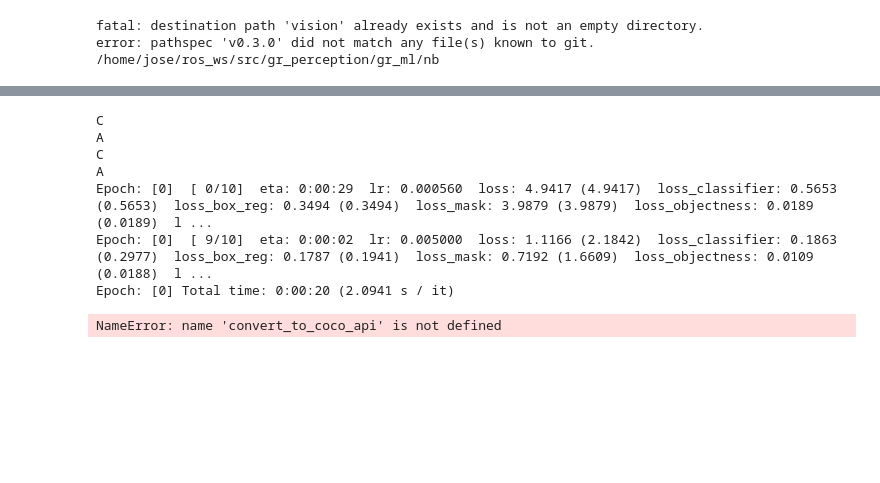
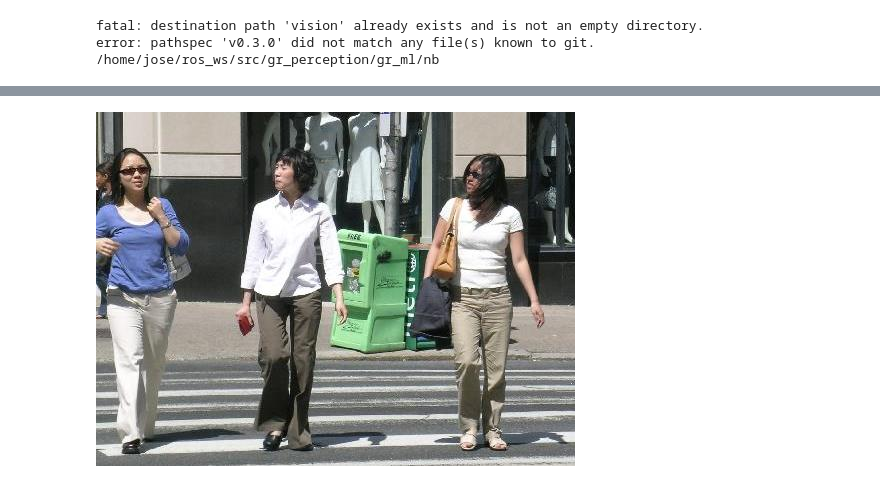
Before and after one commit to jcmayoral/gr_perception, a Jupyter notebook: gr_ml/nb/Untitled.ipynb, the cells around one changed output, grey strips where cells are left out. Drawn from its saved outputs; the diff is of its cells as text; code cells hidden in the pictures; blank space fills up the shorter version.

Commit message:
save test rcnn

```diff
--- a/gr_ml/nb/Untitled.ipynb
+++ b/gr_ml/nb/Untitled.ipynb
@@ -218,3 +168,18 @@ def collate_fn(batch):
+# %%
+from engine import train_one_epoch, evaluate
+import utils
+import transforms as T
+
+
+def get_transform(train):
+    transforms = []
+    # converts the image, a PIL image, into a PyTorch Tensor
+    transforms.append(T.ToTensor())
+    if train:
+        # during training, randomly flip the training images
+        # and ground-truth for data augmentation
+        transforms.append(T.RandomHorizontalFlip(0.5))
+    return T.Compose(transforms)
 # %%
 import os
 if False:
@@ -998,11 +275,11 @@ def get_coco_api_from_dataset(dataset):
-# %%
-main()
-# %% [output]
-C
-A
-C
-A
-Epoch: [0]  [ 0/10]  eta: 0:00:29  lr: 0.000560  loss: 4.9417 (4.9417)  loss_classifier: 0.5653 (0.5653)  loss_box_reg: 0.3494 (0.3494)  loss_mask: 3.9879 (3.9879)  loss_objectness: 0.0189 (0.0189)  l ...
-Epoch: [0]  [ 9/10]  eta: 0:00:02  lr: 0.005000  loss: 1.1166 (2.1842)  loss_classifier: 0.1863 (0.2977)  loss_box_reg: 0.1787 (0.1941)  loss_mask: 0.7192 (1.6609)  loss_objectness: 0.0109 (0.0188)  l ...
-Epoch: [0] Total time: 0:00:20 (2.0941 s / it)
-NameError: name 'convert_to_coco_api' is not defined
+# %%
+# pick one image from the test set
+img, img2 = dataset_test[0]
+# put the model in evaluation mode
+model.eval()
+with torch.no_grad():
+    prediction = model([img.to(device)])
+# %%
+Image.fromarray(img.mul(255).permute(1, 2, 0).byte().numpy())
+# %% [output]
+[figure, added]
```
Also changed, not shown: parts of 17 cells of this notebook.
